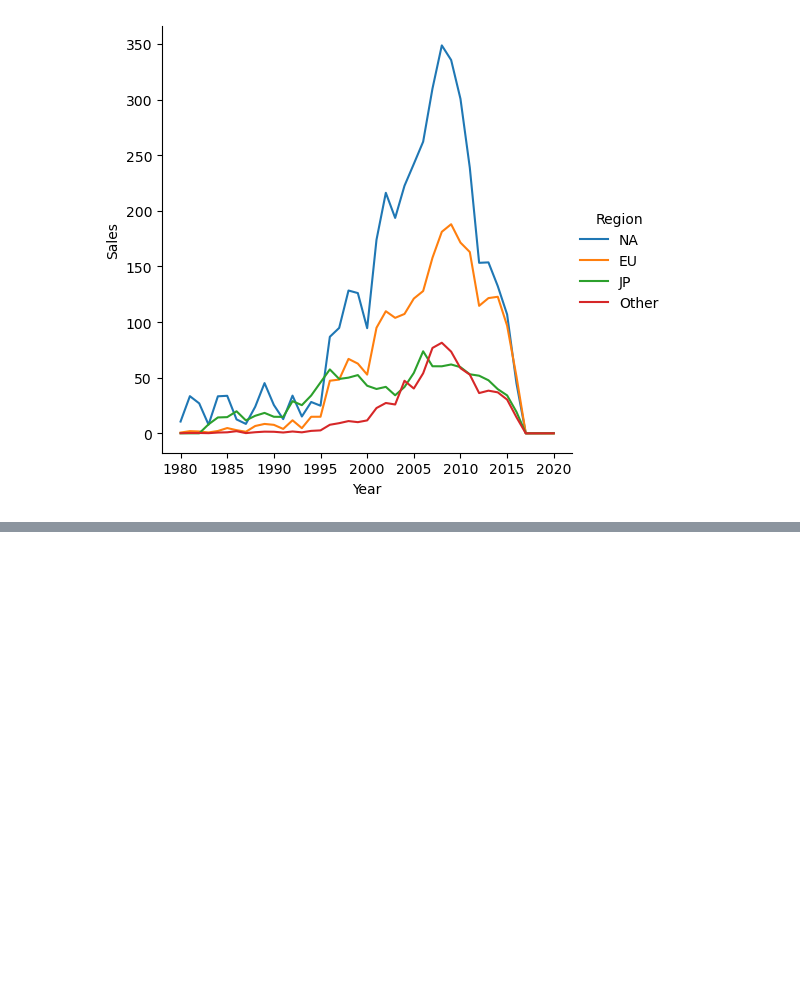
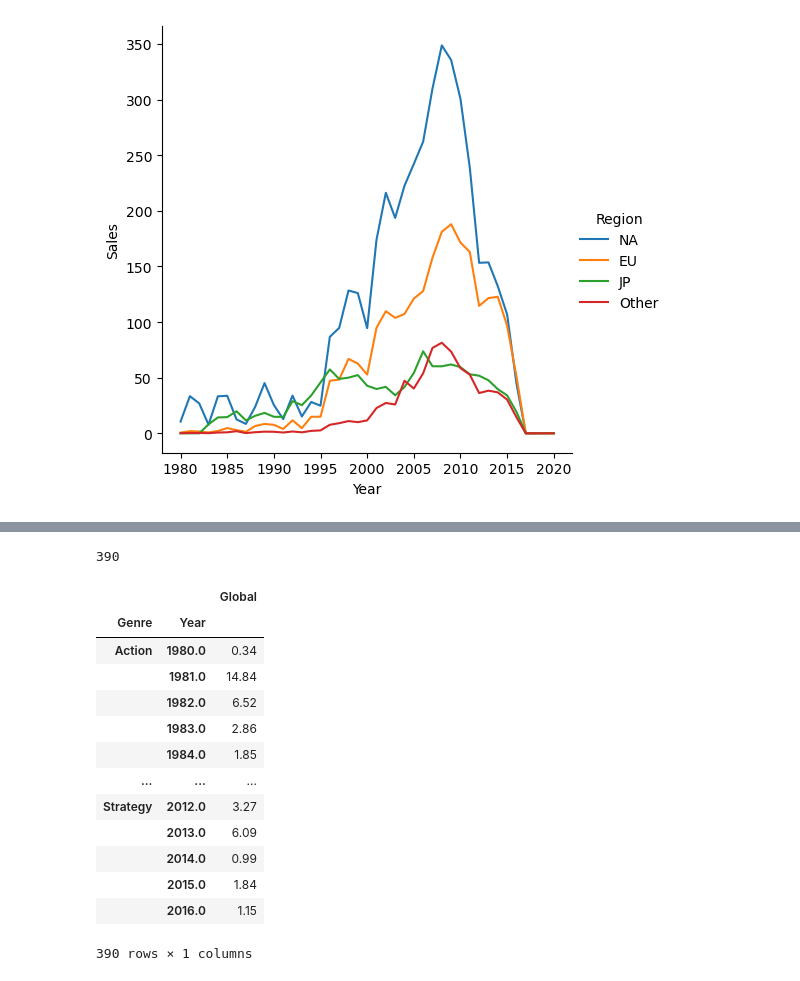
Before and after one commit to YanaStefanovich/EDA-Video-Game-Sales, a Jupyter notebook: Games.ipynb, the cells around one changed output, grey strips where cells are left out. Cells and saved outputs as stored; diff of their text form; code cells hidden in the pictures; blank space fills up the shorter version.

```diff
--- a/Games.ipynb
+++ b/Games.ipynb
@@ -183,0 +191,21 @@ sns.relplot(x = 'Year', y = 'Sales', data = df_melted, hue = 'Region', kind='lin
+# %%
+len(a)
+# %% [output]
+390
+# %%
+a
+# %% [output]
+|  |  | Global |
+| Genre | Year |  |
+| Action | 1980.0 | 0.34 |
+|  | 1981.0 | 14.84 |
+|  | 1982.0 | 6.52 |
+|  | 1983.0 | 2.86 |
+|  | 1984.0 | 1.85 |
+| ... | ... | ... |
+| Strategy | 2012.0 | 3.27 |
+|  | 2013.0 | 6.09 |
+|  | 2014.0 | 0.99 |
+|  | 2015.0 | 1.84 |
+|  | 2016.0 | 1.15 |
+390 rows × 1 columns
```
Also changed, not shown: parts of 5 cells of this notebook.
